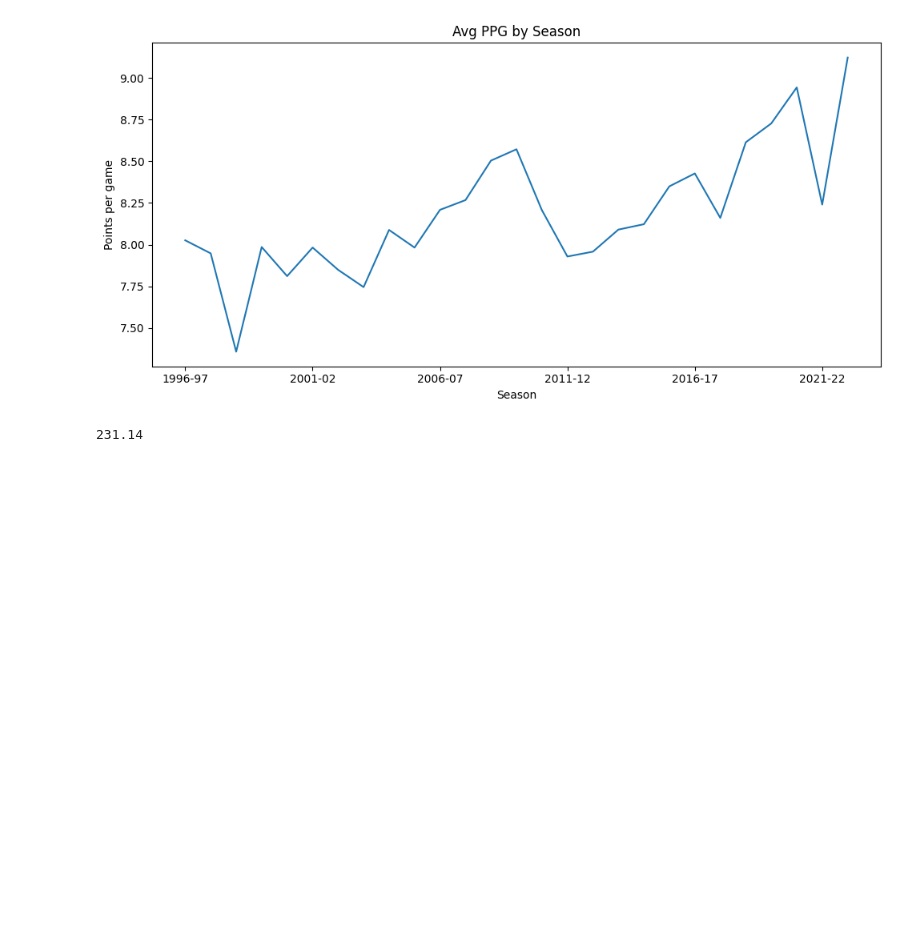
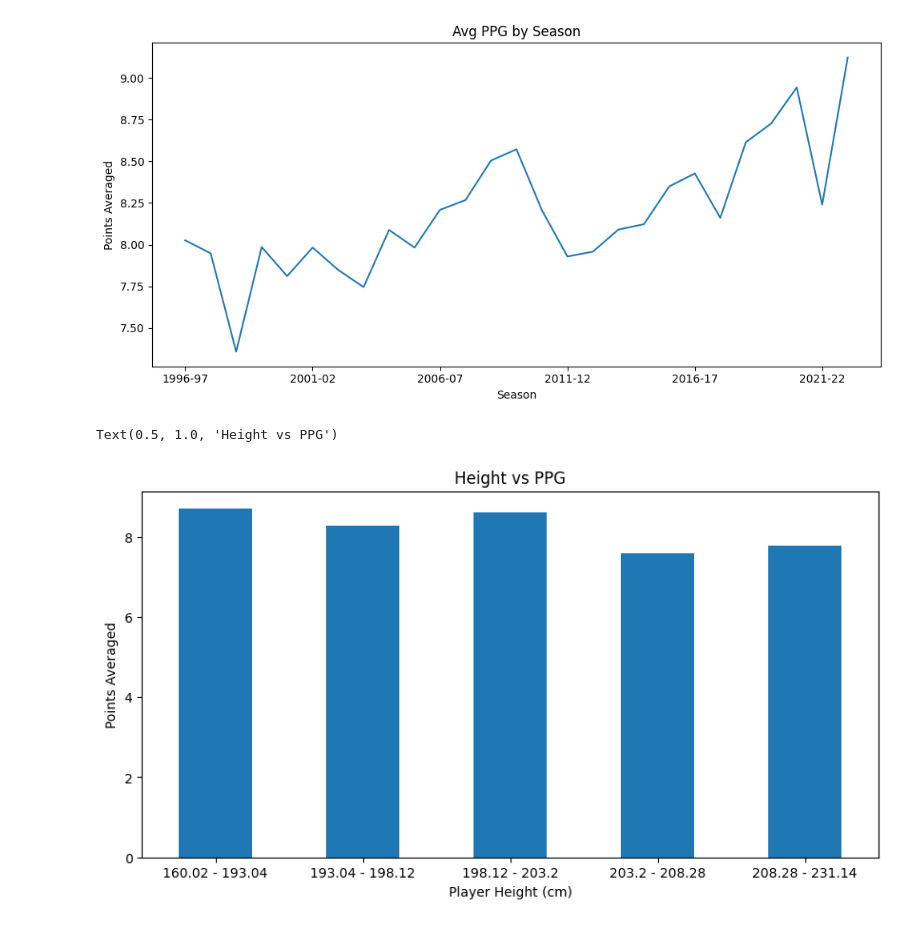
Before and after one commit to 0bsinet/NBA-Exploration, a Jupyter notebook: nba-data-analysis.ipynb, the cells around one changed output. Saved outputs shown, nothing was run; the diff lists cells and outputs as text; code cells hidden in the pictures; blank space fills up the shorter version.

```diff
--- a/nba-data-analysis.ipynb
+++ b/nba-data-analysis.ipynb
@@ -18,14 +18,37 @@ plt.title("Avg PPG by Season")
 plt.tight_layout()
 # %% [output]
 [figure]
-# %%
-# Average ppg by height (Graph #2)
-avg_ppg_by_height = nba.groupby("player_height")['pts'].mean()
-
-# TODO: Create bar graphs based on average heights of each position
-print(nba['player_height'].max())
-# Average heights
-bin = [160.02, 190.5, 231.14]
-# %% [output]
-231.14
+# %%
+# Average points by height (Graph #2)
+avg_ppg_by_height = nba.groupby("player_height")['pts'].mean()
+
+# Split into percentiles of 20
+p0 = nba['player_height'].quantile(0)
+p20 = nba['player_height'].quantile(0.2)
+p40 = nba['player_height'].quantile(0.4)
+p60 = nba['player_height'].quantile(0.6)
+p80 = nba['player_height'].quantile(0.8)
+p100 = nba['player_height'].quantile(1)
+
+# Categorize players with percentile bins
+bin = [p0, p20, p40, p60, p80, p100]
+binned_heights = pd.cut(nba['player_height'], bins=bin)
+average_per_height = nba.groupby(binned_heights)['pts'].mean()
+
+# Produce bar graph
+plt.figure(figsize=(10,5))
+graph2 = average_per_height.plot.bar(x=average_per_height.index, y=average_per_height.values)
+graph2.set_xlabel('Player Height (cm)')
+
+# Fix tick labels on x-axis
+plt.xticks(
+    ticks=[0,1,2,3,4],
+    labels=["160.02 - 193.04", "193.04 - 198.12", "198.12 - 203.2", "203.2 - 208.28", "208.28 - 231.14"],
+    rotation = 0)
+
+graph2.set_ylabel('Points Averaged')
+plt.title('Height vs PPG')
+# %% [output]
+Text(0.5, 1.0, 'Height vs PPG')
+[figure, added]
 # %%
```
Also changed, not shown: parts of 2 cells of this notebook.
